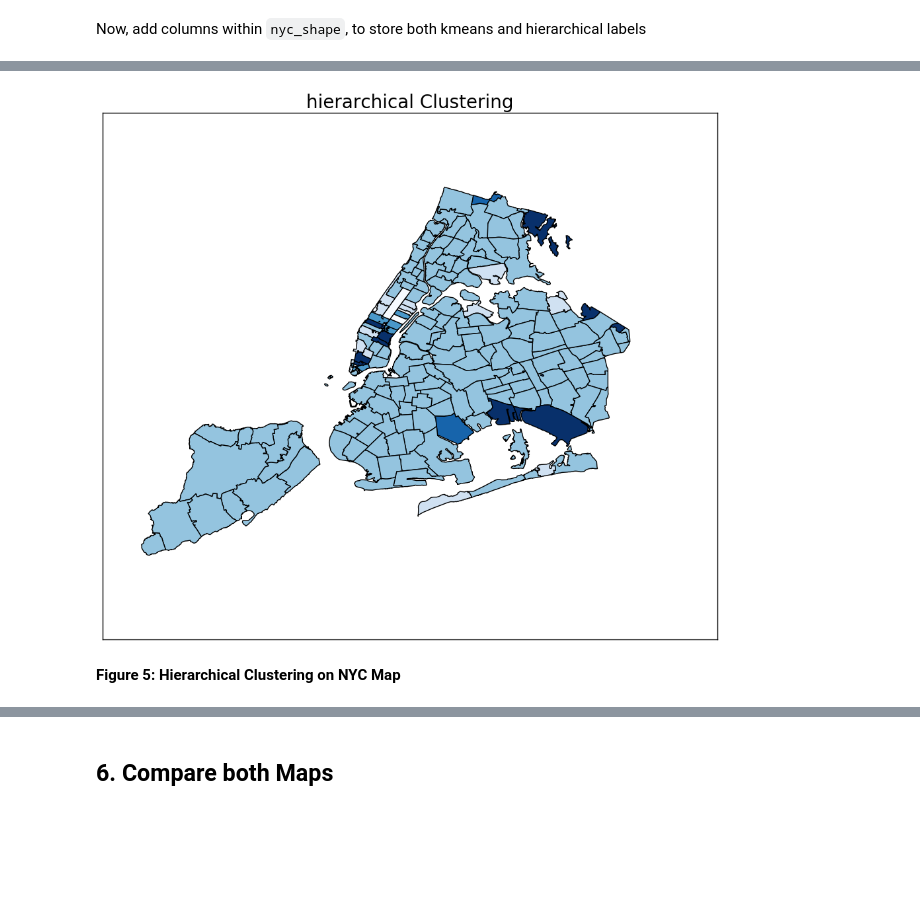
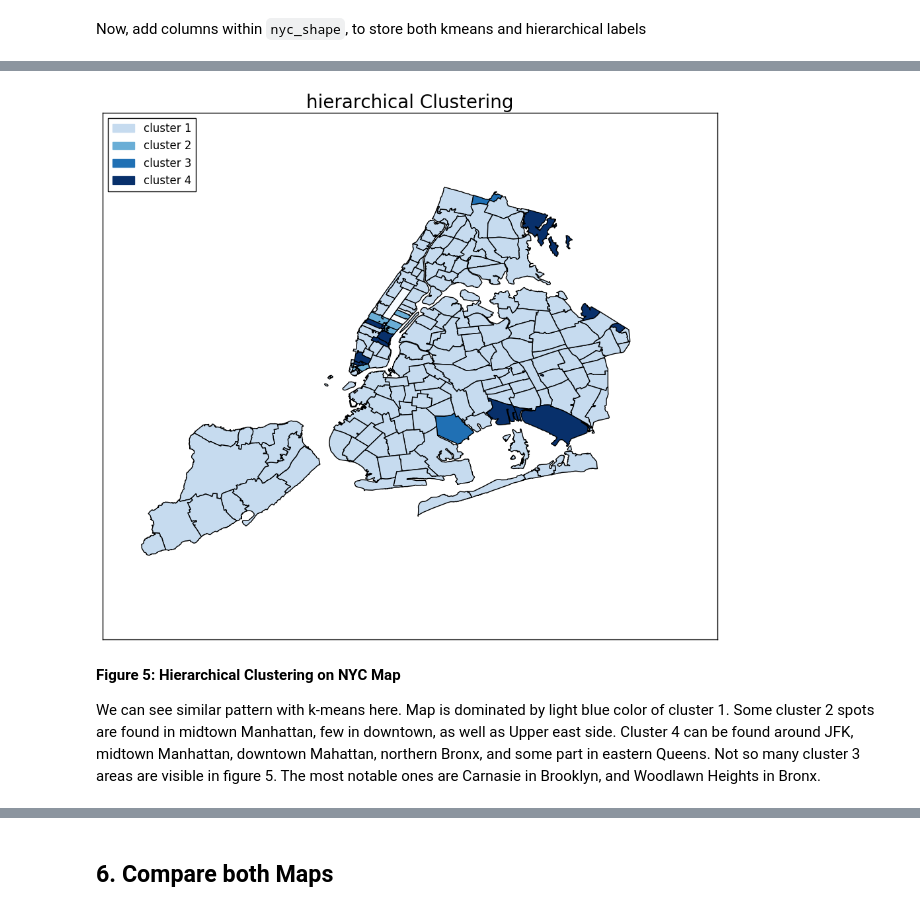
Before and after one commit to nmonarizqa/PUI2016_nm2773, a Jupyter notebook: HW11_nm2773/HW11_Assignment2_nm2773.ipynb, the cells around one changed output, grey strips where cells are left out. Saved outputs shown, nothing was run; the diff lists cells and outputs as text; code cells hidden in the pictures; blank space fills up the shorter version.

```diff
--- a/HW11_nm2773/HW11_Assignment2_nm2773.ipynb
+++ b/HW11_nm2773/HW11_Assignment2_nm2773.ipynb
@@ -170,6 +183,6 @@ As we can see here, the plot drop significantly before it goes down steadily. Th
 # %%
 # implement k-means
-km = KMeans(5).fit(df_NY_standardized)
+km = KMeans(4).fit(df_NY_standardized)
 # %%
 # store the result in 'kmeans' column
 df_NY_standardized['kmeans'] = km.labels_
@@ -178,10 +191,10 @@ df_NY_standardized['kmeans'] = km.labels_
 # %%
 fig = plt.figure(figsize=(12,15))
 ax1 = fig.add_subplot(3,2,1)
-c = ['r','g','b','k','m']
+c = ['r','m','b','g']
 
 # first subplot: all cluster centers
-for i in range(5):
+for i in range(4):
     ax1.scatter(years,km.cluster_centers_[i], c=c[i],
                 lw=0, alpha=0.5, s=70, label='cluster ' + str(i))
 ax1.legend(loc='lower right', fontsize=8)
@@ -191,14 +204,14 @@ ax1.set_ylabel('cluster center values')
 ax1.set_ylim(-3,4)
 
 # other subplots: plot the timeseries and its cluster centers
-for subplot_number in [2, 3, 4, 5, 6]:
+for subplot_number in [2, 3, 4, 5]:
     ax = fig.add_subplot(3, 2, subplot_number, sharex=ax1, sharey=ax1)
     features = df_NY_standardized.iloc[:, 0:20]
     cluster = subplot_number - 2
     features[df_NY_standardized['kmeans'] == cluster].T\
-        .plot(legend=False, alpha=0.5, cmap='Greys', ax=ax, zorder=1)
+        .plot(legend=False, alpha=0.3, c='grey', ax=ax, zorder=1)
     ax.scatter(years, km.cluster_centers_[cluster], c=c[cluster], zorder=2,
-               lw=0, s=70)
+               lw=0, s=100)
     ax.set_title('cluster '+ str(cluster))
     ax.grid()
 plt.tight_layout()
@@ -232,10 +249,10 @@ plt.show()
 
 In figure 3, we can see that there are 2 main clusters based on the linkage (green and red)
 # %%
-# pick only 5 clusters from hierarchical clustering
+# pick only 4 clusters from hierarchical clustering
 # store the labels into 'hierarchical' column in 'df_NY_standardized'
 
-k = 5
+k = 4
 df_NY_standardized['hierarchical'] = fcluster(links, k, criterion='maxclust')
 # %% [markdown]
 ## 5. Overlay data on a NYC map
@@ -277,21 +302,39 @@ def plotNY(column_cluster, n_cluster, desired_axis):
     n_cluster: number of cluster,
     desired_axis: selected ax'''
 
+    def getColorIndex(column_cluster, iter_number):
+        '''This function is to get color index from cmap'''
+        if (column_cluster == 'hierarchical') | (column_cluster == 'hierarchical2'):
+            color_index = int(nyc_shape[column_cluster][iter_number])
+        else:
+            color_index = int(nyc_shape[column_cluster][iter_number]+1)
+        return color_index
+
     ax = desired_axis
     colors = np.linspace(0, 1, n_cluster+1)
     cmap = cm.get_cmap('Blues')
     for i in range(len(nyc_shape)):
         poly = nyc_shape['geometry'][i]
-        if (column_cluster == 'hierarchical') | (column_cluster == 'hierarchical2'):
-            color_index = int(nyc_shape[column_cluster][i])
-        else:
-            color_index = int(nyc_shape[column_cluster][i]+1)
+        color_index = getColorIndex(column_cluster, i)
         color = cmap(colors[color_index])
         ax.add_patch(PolygonPatch(poly, fc=color, ec='k', zorder=2))
     ax.axis('scaled')
     ax.get_xaxis().set_visible(False)
     ax.get_yaxis().set_visible(False)
     ax.set_title(column_cluster + ' Clustering', fontsize=20)
+
+    handles=[]
+    for t in range(1, n_cluster+1):
+        color_index_handles = t
+        color = cmap(colors[color_index_handles])
+        if (column_cluster == 'hierarchical') | (column_cluster == 'hierarchical2'):
+            label = 'cluster ' + str(t)
+        else:
+            label = 'cluster ' + str(t-1)
+        locals()["patch_{}".format(t)] = mpatches.Patch(color=color, label=label)
+        handles.append(locals()["patch_{}".format(t)])
+
+    ax.legend(handles=handles, loc='upper left')
 # %%
 # plot kmeans cluster on NYC Map
 fig = plt.figure(figsize=(12,12))
@@ -304,9 +349,11 @@ plotNY('kmeans', 5, ax)
 # %%
 # plot hierarchical cluster on NYC Map
 fig = plt.figure(figsize=(12,12))
 ax = fig.add_subplot(111)
-plotNY('hierarchical', 5, ax)
+plotNY('hierarchical', 4, ax)
 # %% [output]
-[figure, old version]
+[figure, new version]
-# %% [markdown]
-**Figure 5: Hierarchical Clustering on NYC Map**
+# %% [markdown]
+**Figure 5: Hierarchical Clustering on NYC Map**
+
+We can see similar pattern with k-means here. Map is dominated by light blue color of cluster 1. Some cluster 2 spots are found in midtown Manhattan, few in downtown, as well as Upper east side. Cluster 4 can be found around JFK, midtown Manhattan, downtown Mahattan, northern Bronx, and some part in eastern Queens. Not so many cluster 3 areas are visible in figure 5. The most notable ones are Carnasie in Brooklyn, and Woodlawn Heights in Bronx.
```
Also changed, not shown: parts of 21 cells of this notebook, 1 other file.
